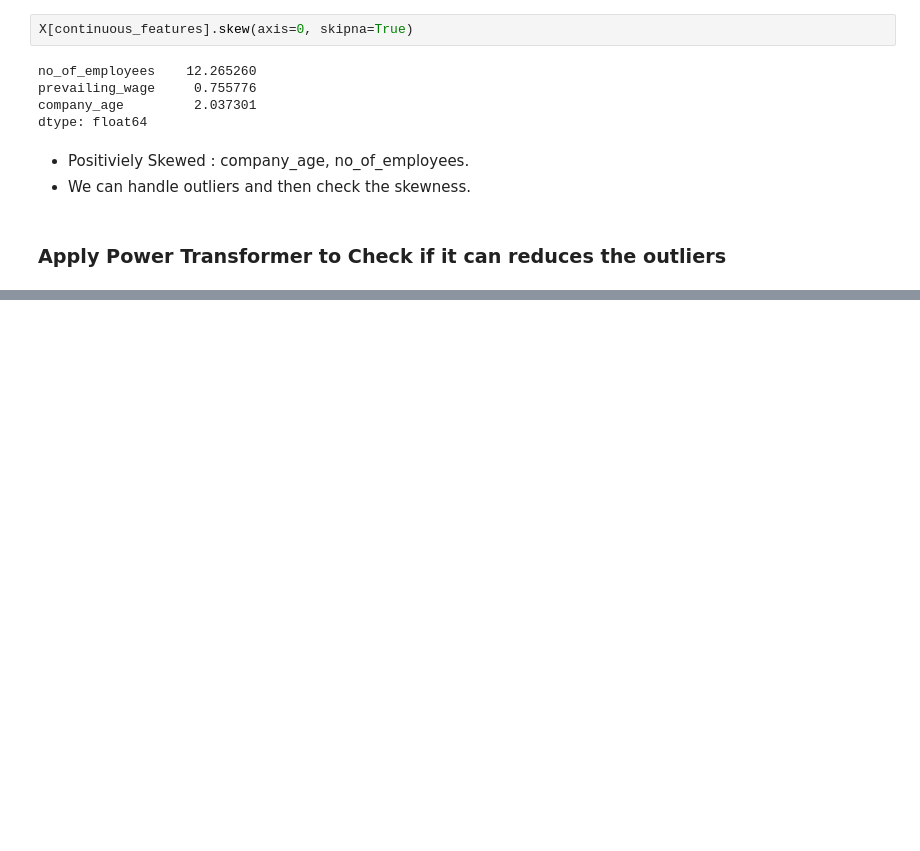
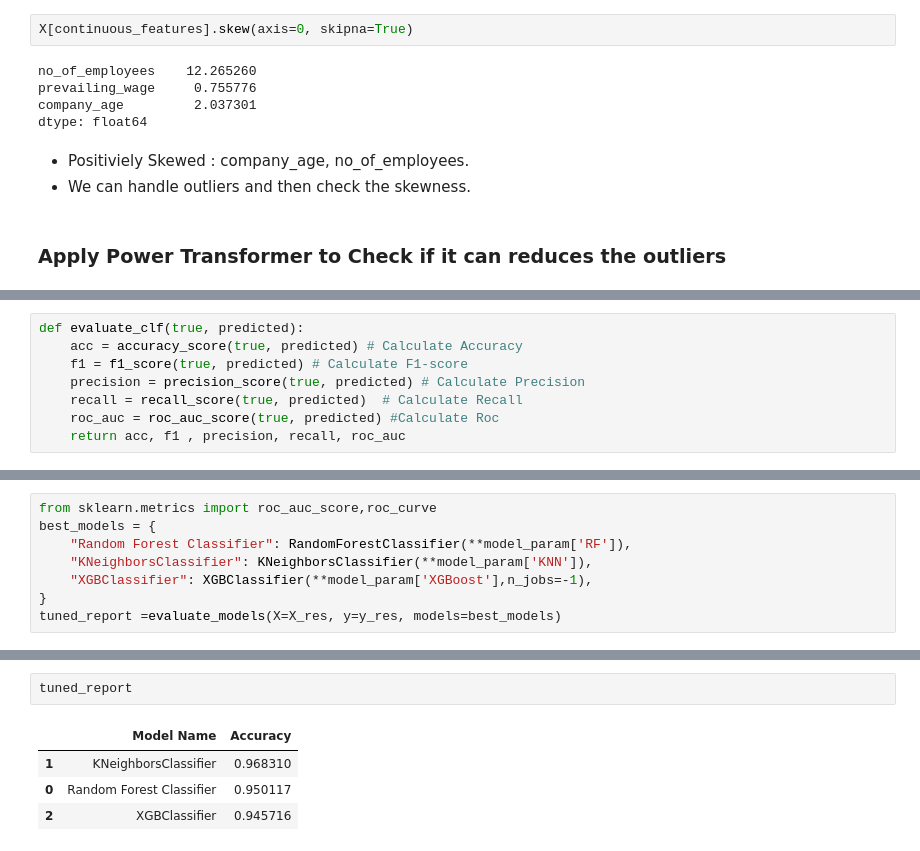
Before and after one commit to sandhyareddy451/us_visa, a Jupyter notebook: notebook/feature_engineering.ipynb, the cells around one changed output, grey strips where cells are left out. Saved outputs shown, nothing was run; the diff lists cells and outputs as text; blank space fills up the shorter version.

```diff
--- a/notebook/feature_engineering.ipynb
+++ b/notebook/feature_engineering.ipynb
@@ -213,0 +341,8 @@ transform_features = ['no_of_employees', 'company_age']
+# %%
+def evaluate_clf(true, predicted):
+    acc = accuracy_score(true, predicted) # Calculate Accuracy
+    f1 = f1_score(true, predicted) # Calculate F1-score
+    precision = precision_score(true, predicted) # Calculate Precision
+    recall = recall_score(true, predicted)  # Calculate Recall
+    roc_auc = roc_auc_score(true, predicted) #Calculate Roc
+    return acc, f1 , precision, recall, roc_auc
@@ -213,0 +503,8 @@ transform_features = ['no_of_employees', 'company_age']
+# %%
+from sklearn.metrics import roc_auc_score,roc_curve
+best_models = {
+    "Random Forest Classifier": RandomForestClassifier(**model_param['RF']),
+    "KNeighborsClassifier": KNeighborsClassifier(**model_param['KNN']),
+    "XGBClassifier": XGBClassifier(**model_param['XGBoost'],n_jobs=-1),
+}
+tuned_report =evaluate_models(X=X_res, y=y_res, models=best_models)
@@ -213,0 +529,7 @@ transform_features = ['no_of_employees', 'company_age']
+# %%
+tuned_report
+# %% [output]
+|  | Model Name | Accuracy |
+| 1 | KNeighborsClassifier | 0.968310 |
+| 0 | Random Forest Classifier | 0.950117 |
+| 2 | XGBClassifier | 0.945716 |
```
Also changed, not shown: parts of 32 cells of this notebook, 6 other files.
